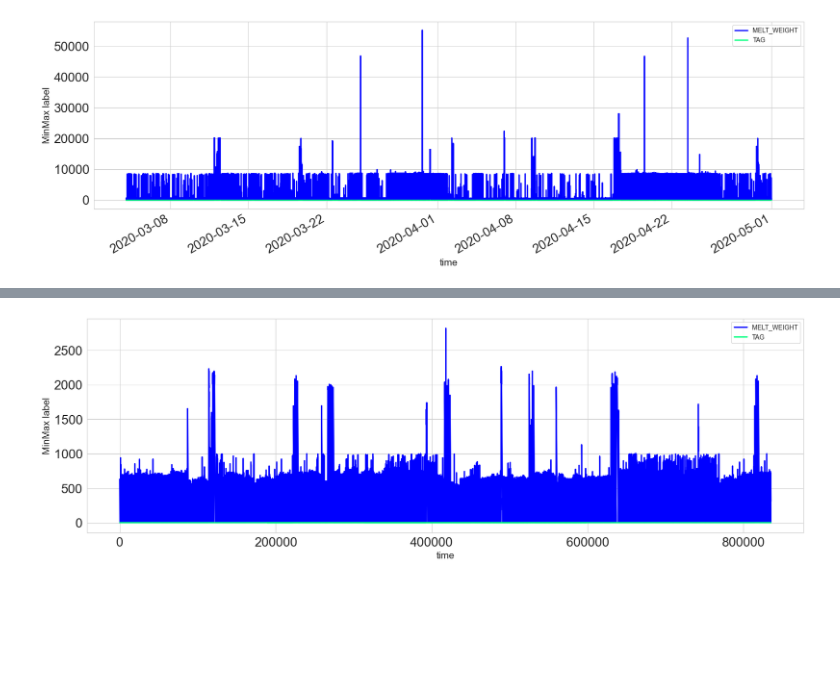
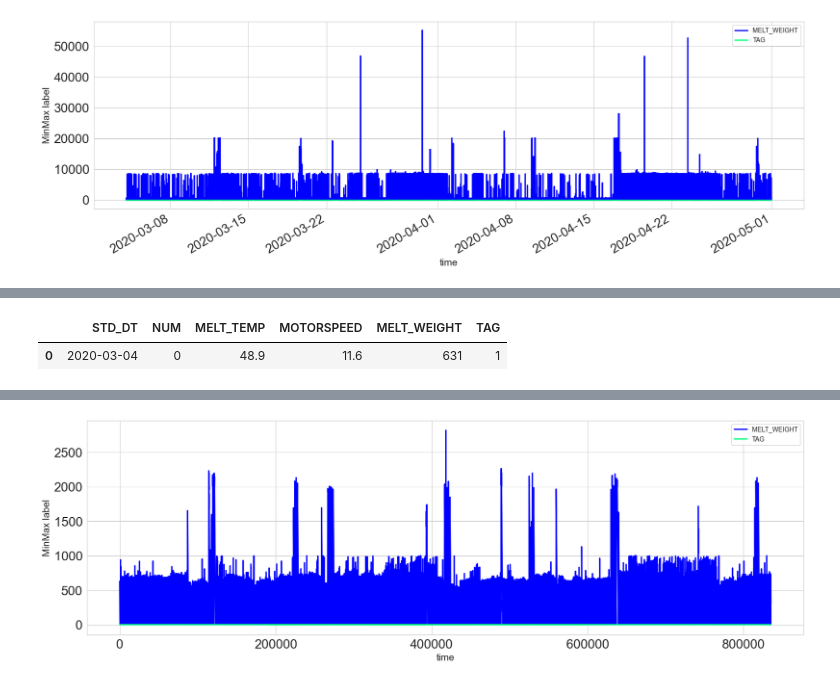
Before and after one commit to min0355/mx_competition, a Jupyter notebook: code/think_algorithm.ipynb, the cells around one changed output, grey strips where cells are left out. Cells and saved outputs as stored; diff of their text form; code cells hidden in the pictures; blank space fills up the shorter version.

```diff
--- a/code/think_algorithm.ipynb
+++ b/code/think_algorithm.ipynb
@@ -270,0 +225,5 @@ df.shape
+# %%
+df.head(1)
+# %% [output]
+|  | STD_DT | NUM | MELT_TEMP | MOTORSPEED | MELT_WEIGHT | TAG |
+| 0 | 2020-03-04 | 0 | 48.9 | 11.6 | 631 | 1 |
```
Also changed, not shown: parts of 21 cells of this notebook.
